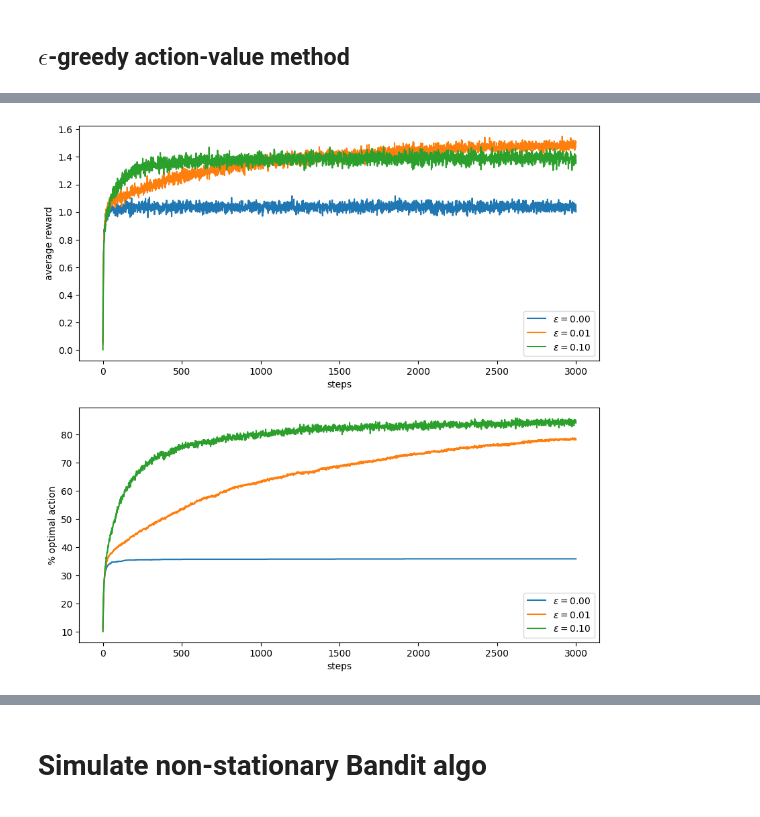
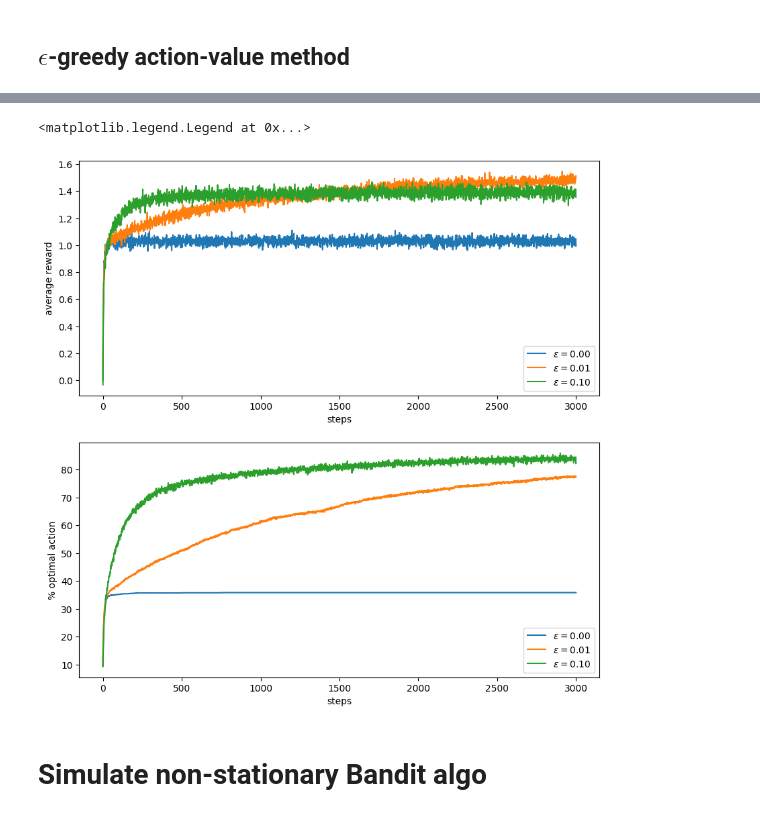
Before and after one commit to alex-ortan/RL_sutton_barto, a Jupyter notebook: ch2/k-armed_bandit_simulation.ipynb, the cells around one changed output, grey strips where cells are left out. Cells and saved outputs as stored; diff of their text form; code cells hidden in the pictures.

```diff
--- a/ch2/k-armed_bandit_simulation.ipynb
+++ b/ch2/k-armed_bandit_simulation.ipynb
@@ -83,17 +41,0 @@ def simulate(R, epsilon, T, k, estimator="SampleAverage", **kwargs):
-# %%
-%%time
-
-# Run 3000 runs for three different values of epsilon
-
-k = 10                         # number of arms in the bandit
-T = 3000                       # number of timesteps played
-epsilons = [0.0, 0.01, 0.1]
-R = 2000                       # number of runs to play in the simulation
-
-average_rewards = np.empty((len(epsilons), T))
-percent_optimal_actions = np.empty((len(epsilons), T))
-
-for i, epsilon in enumerate(epsilons):
-    average_rewards[i], percent_optimal_actions[i] = simulate(R, epsilon, T, k)
-
-print("Average reward: ", np.mean(average_rewards, axis=1))
@@ -104,20 +42,37 @@ Wall time: 5min 21s
-# %%
-plt.figure(figsize=(10, 10))
-
-plt.subplot(2, 1, 1)
-for i, epsilon in enumerate(epsilons):
-    plt.plot(average_rewards[i], label='$\\epsilon = %.02f$' % (epsilon))
-plt.xlabel('steps')
-plt.ylabel('average reward')
-plt.legend()
-
-plt.subplot(2, 1, 2)
-for i, epsilon in enumerate(epsilons):
-    plt.plot(percent_optimal_actions[i], label='$\\epsilon = %.02f$' % (epsilon))
-plt.xlabel('steps')
-plt.ylabel('% optimal action')
-plt.legend()
-
-plt.savefig('../images/figure_2_2.png')
-# %% [output]
-[figure, removed]
+# %%
+%%time
+
+# Bandit parameters
+k = 10                         # number of arms in the bandit
+
+# Agent parameters
+epsilons = [0.0, 0.01, 0.1]
+
+# Simulation parameters
+T = 3000                       # number of timesteps played
+R = 2000                       # number of runs to play in the simulation
+
+average_rewards = np.empty((len(epsilons), T))
+percent_optimal_actions = np.empty((len(epsilons), T))
+
+for i, epsilon in enumerate(epsilons):
+    average_rewards[i], percent_optimal_actions[i] = run_simulation(R, epsilon, T, k, estimator = SampleAverageEstimator)
+
+plt.figure(figsize=(10, 10))
+
+plt.subplot(2, 1, 1)
+for i, epsilon in enumerate(epsilons):
+    plt.plot(average_rewards[i], label='$\\epsilon = %.02f$' % (epsilon))
+plt.xlabel('steps')
+plt.ylabel('average reward')
+plt.legend()
+
+plt.subplot(2, 1, 2)
+for i, epsilon in enumerate(epsilons):
+    plt.plot(percent_optimal_actions[i], label='$\\epsilon = %.02f$' % (epsilon))
+plt.xlabel('steps')
+plt.ylabel('% optimal action')
+plt.legend()
+
+plt.savefig('../images/figure_2_2.png')
+# %% [output]
@@ -124,3 +81,5 @@ plt.savefig('../images/figure_2_2.png')
+<matplotlib.legend.Legend at 0x...>
+[figure, added]
 # %% [markdown]
 # Simulate non-stationary Bandit algo
 # %% [markdown]
```
Also changed, not shown: parts of 13 cells of this notebook, 5 other files.
